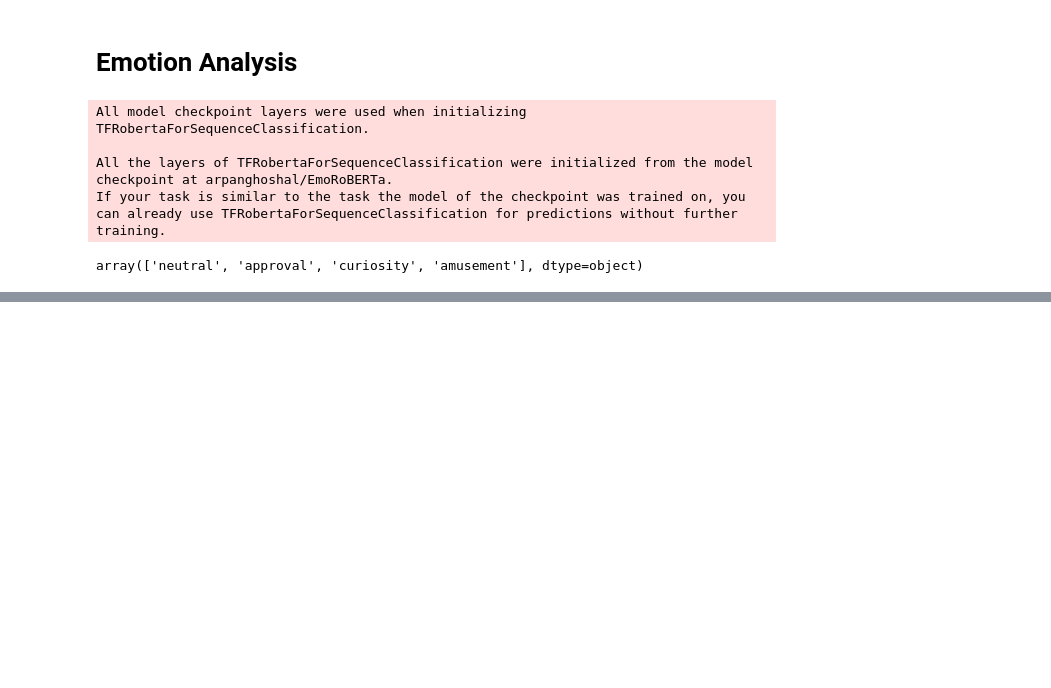
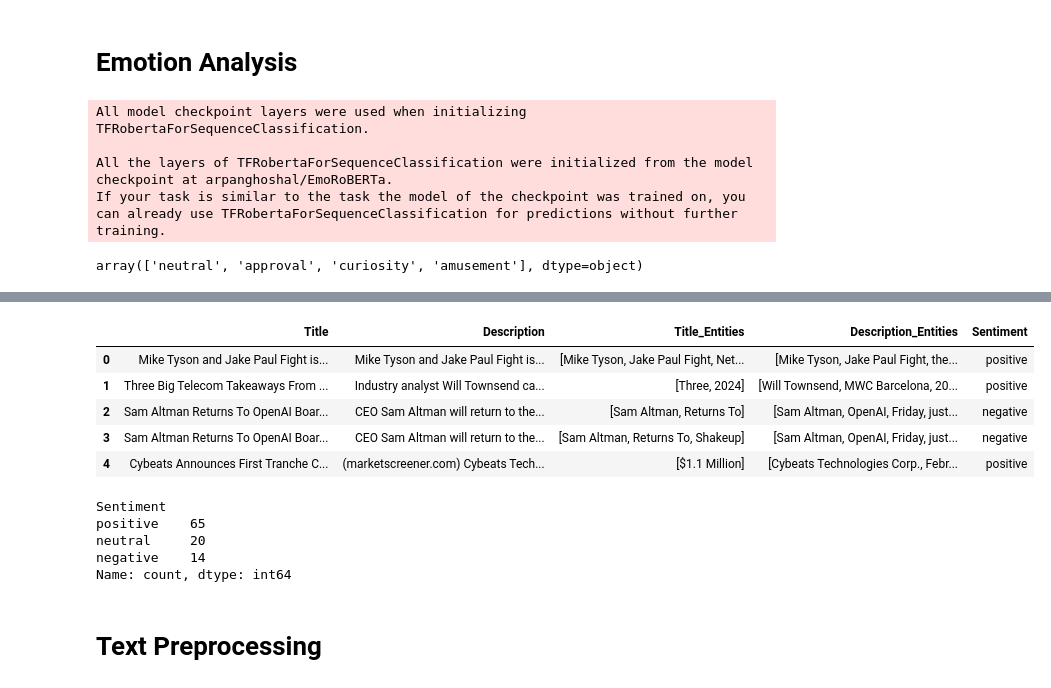
Before and after one commit to IshwaryaKeerthivasan/Sentiment-Analysis, a Jupyter notebook: Sentiment_and_Emotion_Analysis_for_News_Articles.ipynb, the cells around one changed output, grey strips where cells are left out. Saved outputs shown, nothing was run; the diff lists cells and outputs as text; code cells hidden in the pictures; blank space fills up the shorter version.

```diff
--- a/Sentiment_and_Emotion_Analysis_for_News_Articles.ipynb
+++ b/Sentiment_and_Emotion_Analysis_for_News_Articles.ipynb
@@ -652,0 +787,24 @@ In summary, this visualization helps us understand how emotions are distributed
+# %%
+import spacy
+import pandas as pd
+
+# Load spaCy's English language model
+nlp = spacy.load("en_core_web_sm")
+
+# Function to perform Named Entity Recognition (NER) on text
+def extract_entities(text):
+    doc = nlp(text)
+    entities = [ent.text for ent in doc.ents]  # Extract only the named entities
+    return entities
+
+# Drop rows with missing descriptions
+df_technology = df_technology.dropna(subset=['Description']).copy()  # Ensure we're working on a copy
+
+# Apply NER to the 'Title' column
+df_technology.loc[:, 'Title_Entities'] = df_technology['Title'].apply(lambda x: extract_entities(x))
+
+# Apply NER to the 'Description' column
+df_technology.loc[:, 'Description_Entities'] = df_technology['Description'].apply(lambda x: extract_entities(x))
+
+# Display the DataFrame with extracted entities in separate columns
+df_technology.head()
@@ -652,0 +818,37 @@ In summary, this visualization helps us understand how emotions are distributed
+# %%
+from textblob import TextBlob
+
+# Define a function to classify the sentiment of a given text
+def classify_sentiment(text):
+  blob = TextBlob(text)
+  sentiment = blob.sentiment.polarity
+  if sentiment > 0:
+    return 'positive'
+  elif sentiment < 0:
+    return 'negative'
+  else:
+    return 'neutral'
+
+# Apply the sentiment analysis function to the combination of 'Title' and 'Description'
+df_technology['Sentiment'] = df_technology['Title'] + ' ' + df_technology['Description']
+df_technology['Sentiment'] = df_technology['Sentiment'].apply(classify_sentiment)
+
+# Display the updated DataFrame with the combined sentiment label
+df_technology.head()
+# %% [output]
+|  | Title | Description | Title_Entities | Description_Entities | Sentiment |
+| 0 | Mike Tyson and Jake Paul Fight is... | Mike Tyson and Jake Paul Fight is... | [Mike Tyson, Jake Paul Fight, Net... | [Mike Tyson, Jake Paul Fight, the... | positive |
+| 1 | Three Big Telecom Takeaways From ... | Industry analyst Will Townsend ca... | [Three, 2024] | [Will Townsend, MWC Barcelona, 20... | positive |
+| 2 | Sam Altman Returns To OpenAI Boar... | CEO Sam Altman will return to the... | [Sam Altman, Returns To] | [Sam Altman, OpenAI, Friday, just... | negative |
+| 3 | Sam Altman Returns To OpenAI Boar... | CEO Sam Altman will return to the... | [Sam Altman, Returns To, Shakeup] | [Sam Altman, OpenAI, Friday, just... | negative |
+| 4 | Cybeats Announces First Tranche C... | (marketscreener.com) Cybeats Tech... | [$1.1 Million] | [Cybeats Technologies Corp., Febr... | positive |
+# %%
+df_technology['Sentiment'].value_counts()
+# %% [output]
+Sentiment
+positive    65
+neutral     20
+negative    14
+Name: count, dtype: int64
+# %% [markdown]
+# Text Preprocessing
```
Also changed, not shown: parts of 34 cells of this notebook.
